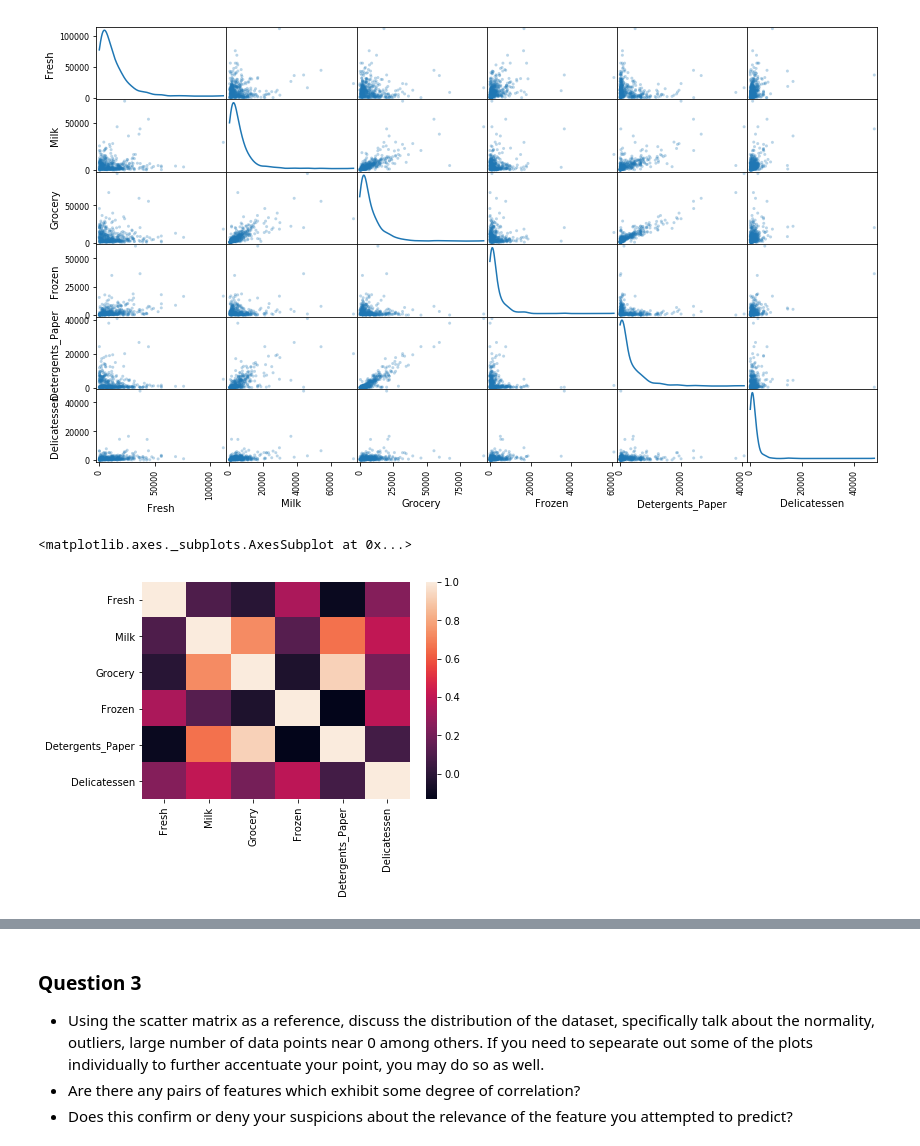
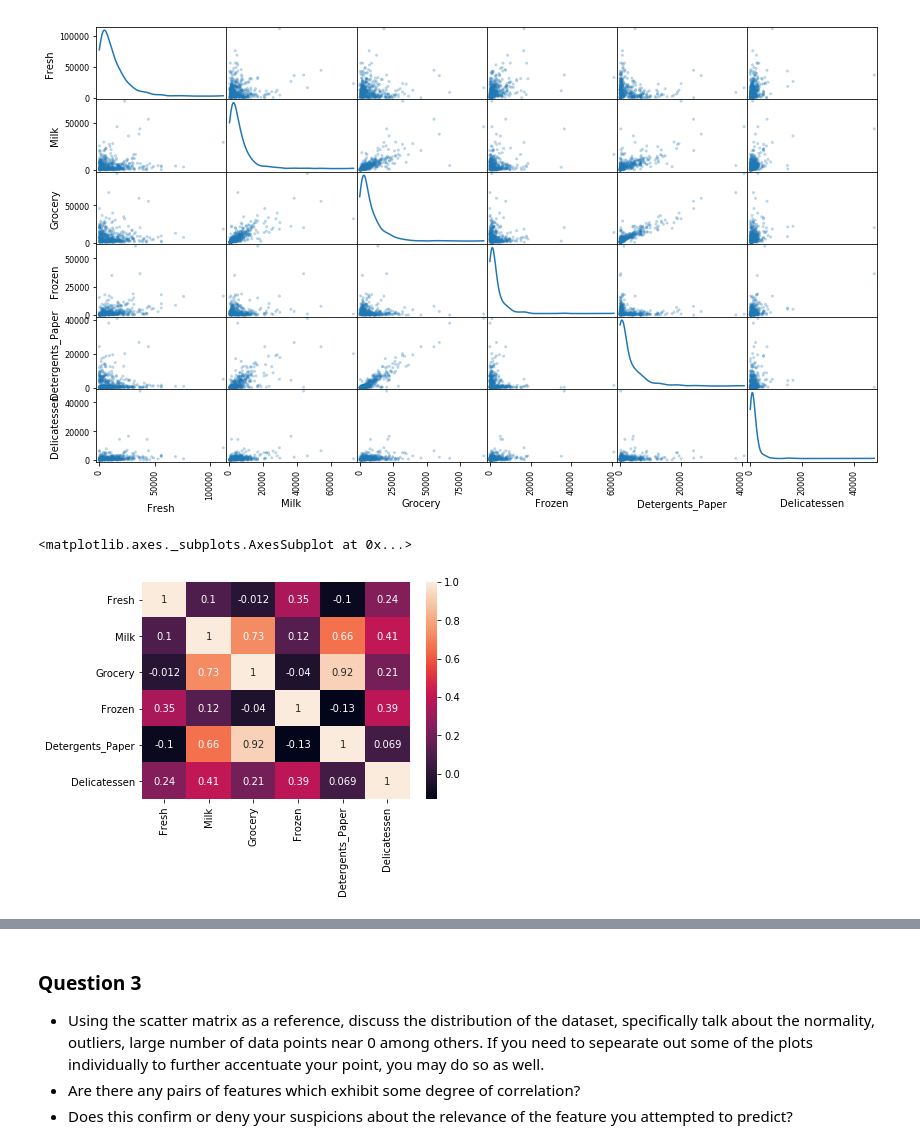
Before and after one commit to mefryar/machine-learning, a Jupyter notebook: projects/customer_segments/customer_segments.ipynb, the cells around one changed output, grey strips where cells are left out. Drawn from its saved outputs; the diff is of its cells as text; code cells hidden in the pictures.

```diff
--- a/projects/customer_segments/customer_segments.ipynb
+++ b/projects/customer_segments/customer_segments.ipynb
@@ -162,7 +176,7 @@ pd.plotting.scatter_matrix(data, alpha = 0.3, figsize = (14,8), diagonal = 'kde'
 # %%
 # Plot heatmap of Pearson's correlation coefficient
 import seaborn as sns
-sns.heatmap(data.corr())
+sns.heatmap(data.corr(), annot=True)
 # %% [output]
 <matplotlib.axes._subplots.AxesSubplot at 0x...>
-[figure, old version]
+[figure, new version]
```
Also changed, not shown: parts of 3 cells of this notebook.
